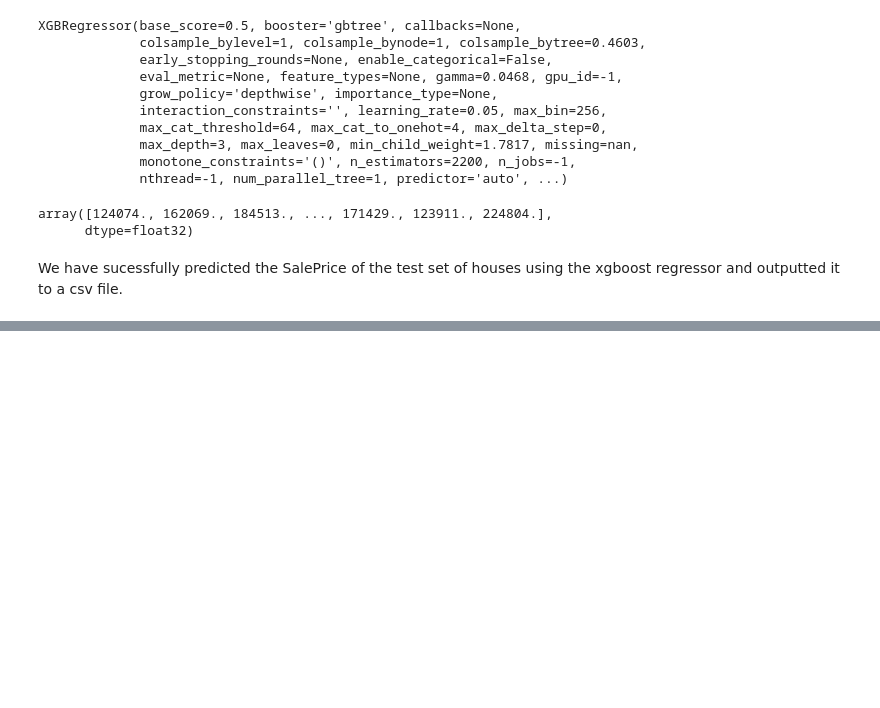
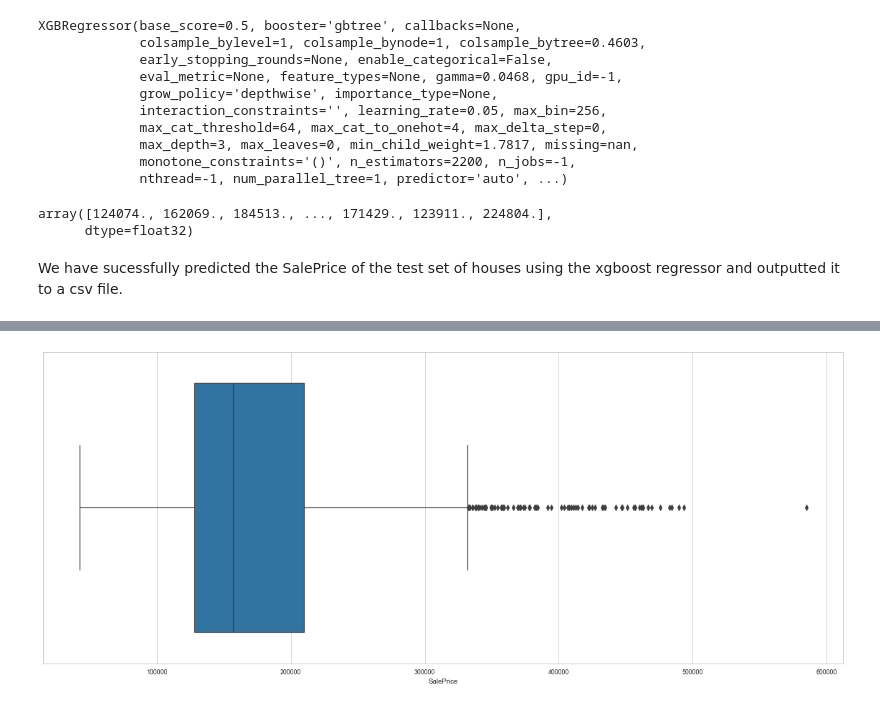
Before and after one commit to irfan61802/CS4650-Capstone, a Jupyter notebook: Project.ipynb, the cells around one changed output, grey strips where cells are left out. Saved outputs shown, nothing was run; the diff lists cells and outputs as text; code cells hidden in the pictures; blank space fills up the shorter version.

```diff
--- a/Project.ipynb
+++ b/Project.ipynb
@@ -402,0 +425,7 @@ sub.to_csv('mysubmission.csv',index=False)
+# %%
+plt.figure(figsize=(20,8))
+sns.set_style("whitegrid")
+sns.boxplot(x=pred_array["SalePrice"]);
+plt.savefig('BoxPlotPred.png');
+# %% [output]
+[figure, added]
```
Also changed, not shown: parts of 6 cells of this notebook, 3 other files.
